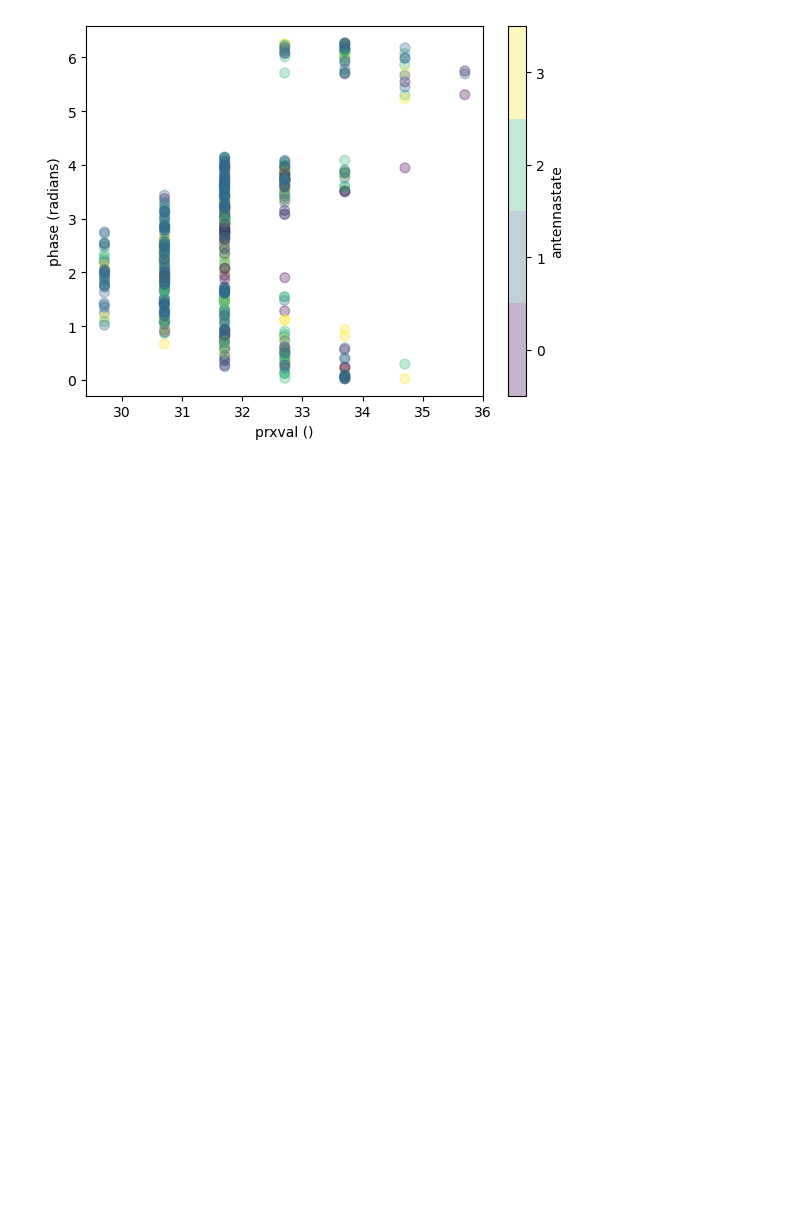
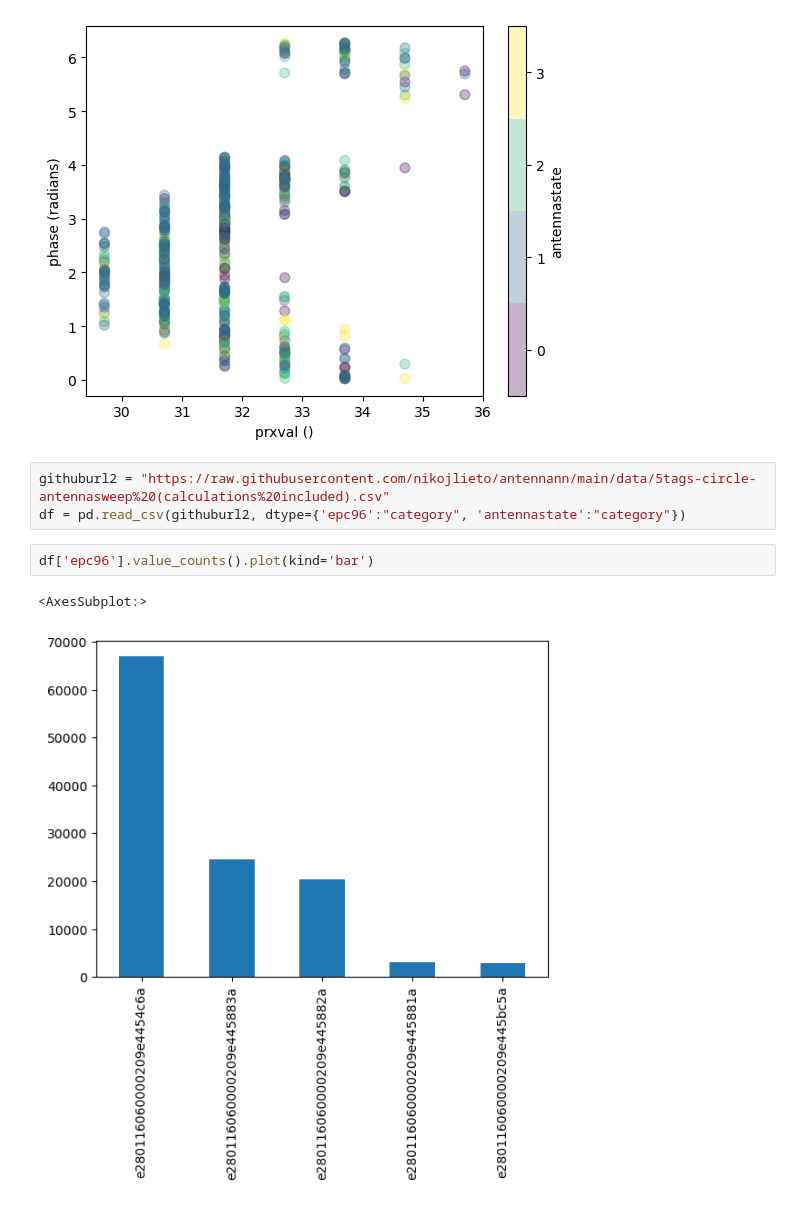
Before and after one commit to nikojlieto/antennann, a Jupyter notebook: Visualization.ipynb, the cells around one changed output. Saved outputs shown, nothing was run; the diff lists cells and outputs as text; blank space fills up the shorter version.

```diff
--- a/Visualization.ipynb
+++ b/Visualization.ipynb
@@ -25,3 +30,11 @@ for x in by_tag:
 [figure]
 [figure]
 [figure]
+# %%
+githuburl2 = "https://raw.githubusercontent.com/nikojlieto/antennann/main/data/5tags-circle-antennasweep%20(calculations%20included).csv"
+df = pd.read_csv(githuburl2, dtype={'epc96':"category", 'antennastate':"category"})
+# %%
+df['epc96'].value_counts().plot(kind='bar')
+# %% [output]
+<AxesSubplot:>
+[figure, added]
```
Also changed, not shown: parts of 3 cells of this notebook.
